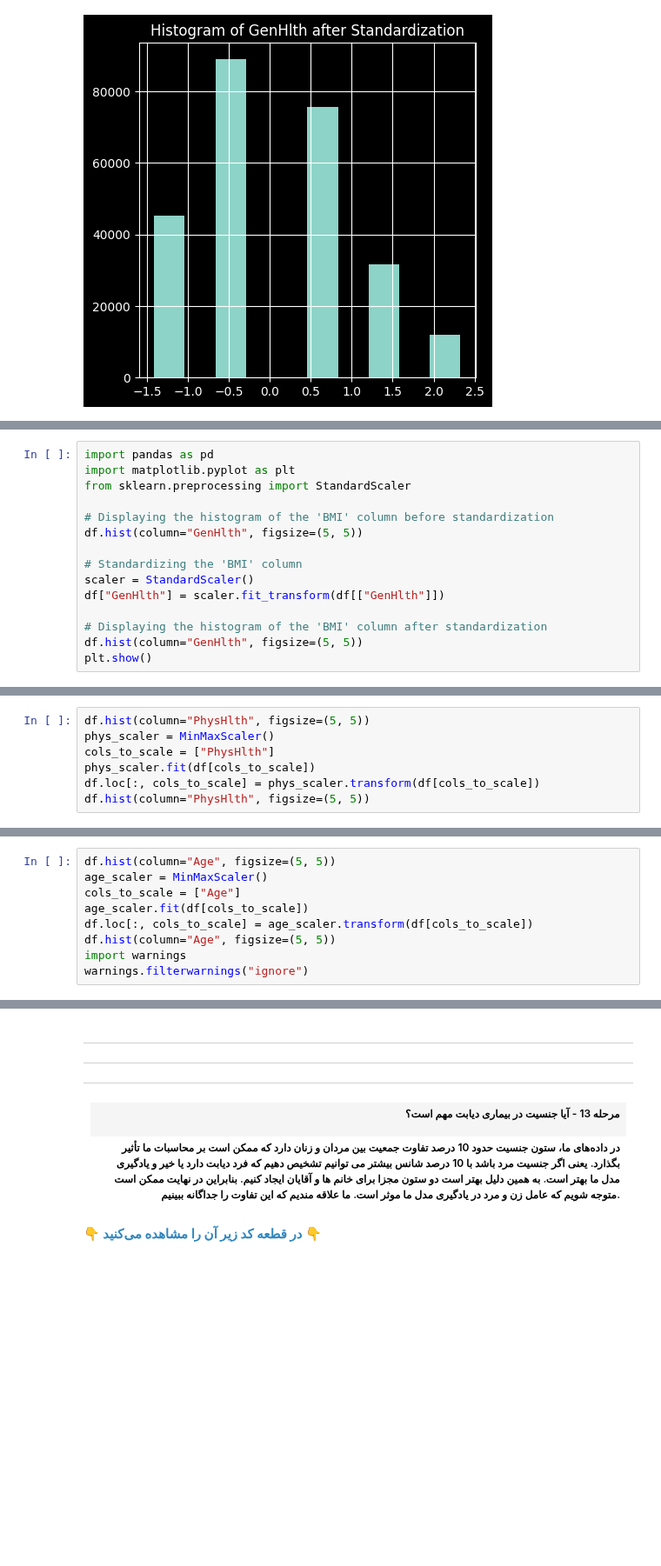
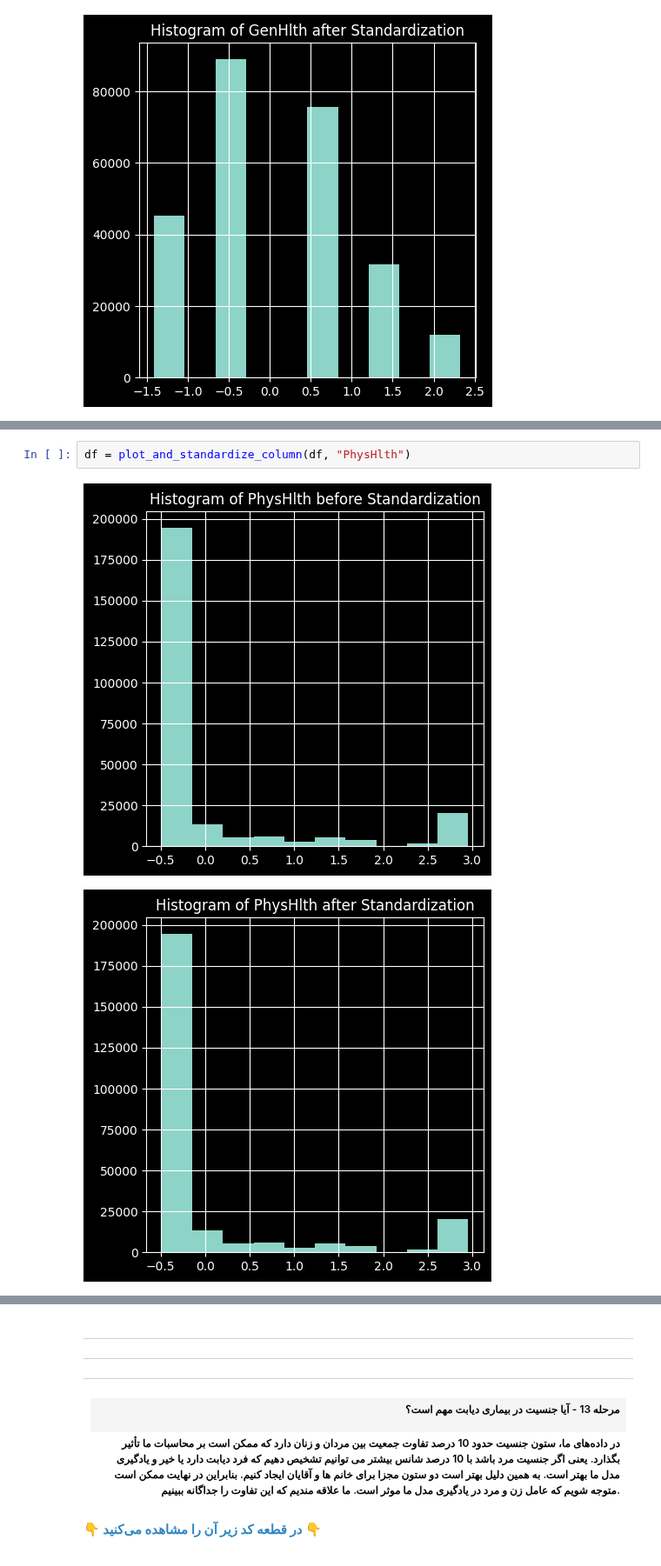
Before and after one commit to imsalione/Diabetes, a Jupyter notebook: diabetes.ipynb, the cells around one changed output, grey strips where cells are left out. Shown at 87% size. Saved outputs shown, nothing was run; the diff lists cells and outputs as text; blank space fills up the shorter version.

```diff
--- a/diabetes.ipynb
+++ b/diabetes.ipynb
@@ -309,15 +311,0 @@ plt.show()
-# %%
-import pandas as pd
-import matplotlib.pyplot as plt
-from sklearn.preprocessing import StandardScaler
-
-# Displaying the histogram of the 'BMI' column before standardization
-df.hist(column="GenHlth", figsize=(5, 5))
-
-# Standardizing the 'BMI' column
-scaler = StandardScaler()
-df["GenHlth"] = scaler.fit_transform(df[["GenHlth"]])
-
-# Displaying the histogram of the 'BMI' column after standardization
-df.hist(column="GenHlth", figsize=(5, 5))
-plt.show()
@@ -368,7 +311,0 @@ NameError: name 'df' is not defined
-# %%
-df.hist(column="PhysHlth", figsize=(5, 5))
-phys_scaler = MinMaxScaler()
-cols_to_scale = ["PhysHlth"]
-phys_scaler.fit(df[cols_to_scale])
-df.loc[:, cols_to_scale] = phys_scaler.transform(df[cols_to_scale])
-df.hist(column="PhysHlth", figsize=(5, 5))
@@ -421,9 +311,0 @@ array([[<Axes: title={'center': 'PhysHlth'}>]], dtype=object)
-# %%
-df.hist(column="Age", figsize=(5, 5))
-age_scaler = MinMaxScaler()
-cols_to_scale = ["Age"]
-age_scaler.fit(df[cols_to_scale])
-df.loc[:, cols_to_scale] = age_scaler.transform(df[cols_to_scale])
-df.hist(column="Age", figsize=(5, 5))
-import warnings
-warnings.filterwarnings("ignore")
@@ -432,0 +312,5 @@ warnings.filterwarnings("ignore")
+# %%
+df = plot_and_standardize_column(df, "PhysHlth")
+# %% [output]
+[figure, added]
+[figure, added]
```
Also changed, not shown: parts of 15 cells of this notebook.
